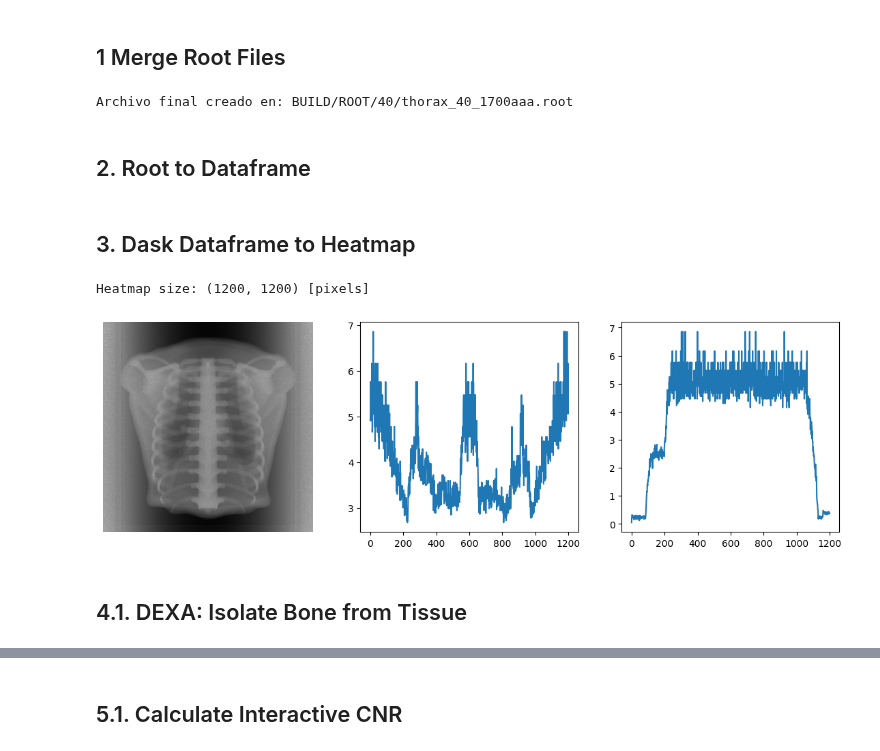
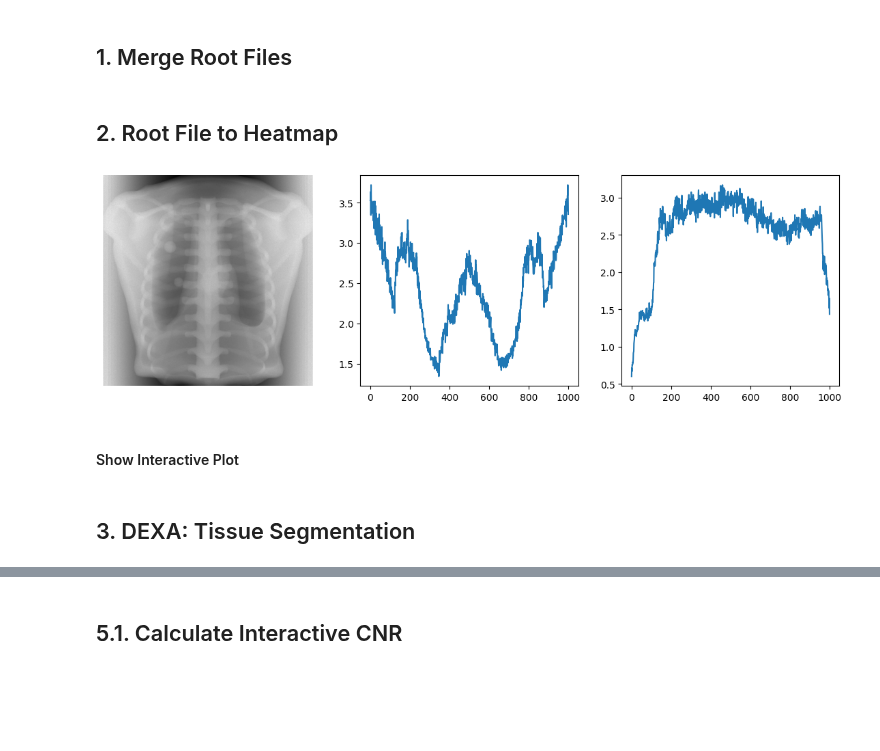
Before and after one commit to miguelcomett/G4_IFI-Team_2024, a Jupyter notebook: MedX_Engine/Radiography_Processing.ipynb, the cells around one changed output, grey strips where cells are left out. Cells and saved outputs as stored; diff of their text form; code cells hidden in the pictures; blank space fills up the shorter version.

Commit message:
new root to heatmap

```diff
--- a/MedX_Engine/Radiography_Processing.ipynb
+++ b/MedX_Engine/Radiography_Processing.ipynb
@@ -1,5 +1,5 @@
 # %% [markdown]
-## 1 Merge Root Files
+## 1. Merge Root Files
 # %%
 import Radiography_Library as RadLib
 
@@ -9,46 +9,35 @@ directory = 'BUILD/ROOT' + '/40/'
 starts_with = 'a'
 output_name = 'thorax_40_1700aaa'
 
-trim_coords = None
+# trim_coords = None
 trim_coords = (-250, 250, -270, 230)  # x_min, x_max, y_min, y_max
 
-RadLib.MergeRoots_Parallel(directory, starts_with, output_name, trim_coords) # Merge with parallel
-# RadLib.MergeRoots(directory, starts_with, output_name) # Merge Estandard
+RadLib.MergeRoots_Parallel(directory, starts_with, output_name, trim_coords)
-# %% [output]
-Archivo final creado en: BUILD/ROOT/40/thorax_40_1700aaa.root
 # %% [markdown]
-## 2. Root to Dataframe
+## 2. Root File to Heatmap
 # %%
 import Radiography_Library as RadLib
 
-directory = 'BUILD/ROOT/CT/'
+directory = 'BUILD/ROOT/' + '40/'
 directory = '/Users/miguelcomett/geant4-v11.2.2_2/ESTANCIA/'
-directory = 'BUILD/ROOT/' + '40/'
 
-root_name = "CT_20" + ".root"
-root_name = "aCTthorax_40_570" + ".root"
+root_name = "thorax_80_1700" + ".root"
 
-tree_name = "Hits"
-x_branch  = "x_ax"
-y_branch  = "y_ax"
+tree_name = "Hits"; x_branch  = "x_ax"; y_branch  = "y_ax"
 
-x_data, y_data = RadLib.Root_to_Dask(directory, root_name, tree_name, x_branch, y_branch)
+size = 250
+log_factor = 0.1
+
+x_shift = 0
+y_shift = -20
+
+save_as = ''
+
+htmp_array, xlim, ylim = RadLib.Root_to_Heatmap(directory, root_name, tree_name, x_branch, y_branch, size, log_factor, x_shift, y_shift, save_as)
+# %% [output]
+[figure, added]
-# %% [markdown]
-## 3. Dask Dataframe to Heatmap
-# %%
-import Radiography_Library as RadLib
-
-size = 300
-log_factor = 0.1
-
-x_shift = 0
-y_shift = -20
-
-save_as = ''
-htmp_array, xlim, ylim = RadLib.Heatmap_from_Dask(x_data, y_data, size, log_factor, x_shift, y_shift, save_as)
-# %% [output]
-Heatmap size: (1200, 1200) [pixels]
-[figure, removed]
+# %% [markdown]
+#### Show Interactive Plot
 # %%
 import plotly.graph_objects as go; import plotly.io as pio
 
@@ -56,7 +45,7 @@ fig = go.Figure(go.Heatmap(z = htmp_array, x = xlim, y = ylim, colorscale = [[0,
 fig.update_layout(width = 800, height = 800, yaxis = dict(autorange = 'reversed'))
 fig.show()
 # %% [markdown]
-## 4.1. DEXA: Isolate Bone from Tissue
+## 3. DEXA: Tissue Segmentation
 # %%
 # LOAD ROOTS
 
```
Also changed, not shown: parts of 9 cells of this notebook, 1 other file.
